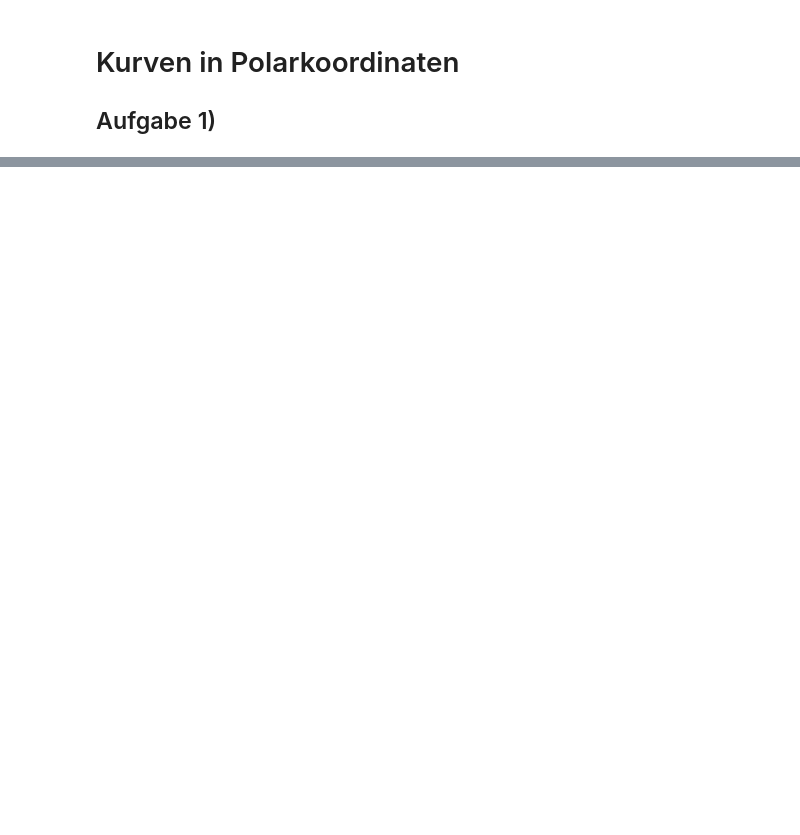
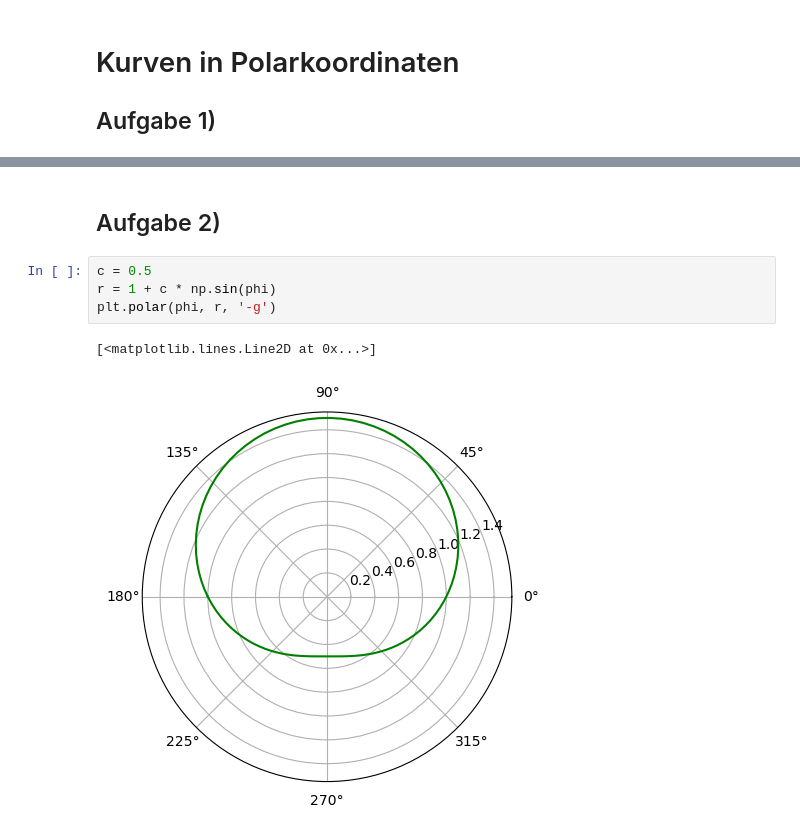
Before and after one commit to paulf98/cmath, a Jupyter notebook: exercises/parameterkurven/parameter3.ipynb, the cells around one changed output, grey strips where cells are left out. Drawn from its saved outputs; the diff is of its cells as text; blank space fills up the shorter version.

```diff
--- a/exercises/parameterkurven/parameter3.ipynb
+++ b/exercises/parameterkurven/parameter3.ipynb
@@ -24,0 +25,9 @@ plt.polar(phi, r, '-g')
+# %% [markdown]
+## Aufgabe 2)
+# %%
+c = 0.5
+r = 1 + c * np.sin(phi)
+plt.polar(phi, r, '-g')
+# %% [output]
+[<matplotlib.lines.Line2D at 0x...>]
+[figure, added]
```
Also changed, not shown: parts of 1 cell of this notebook.
